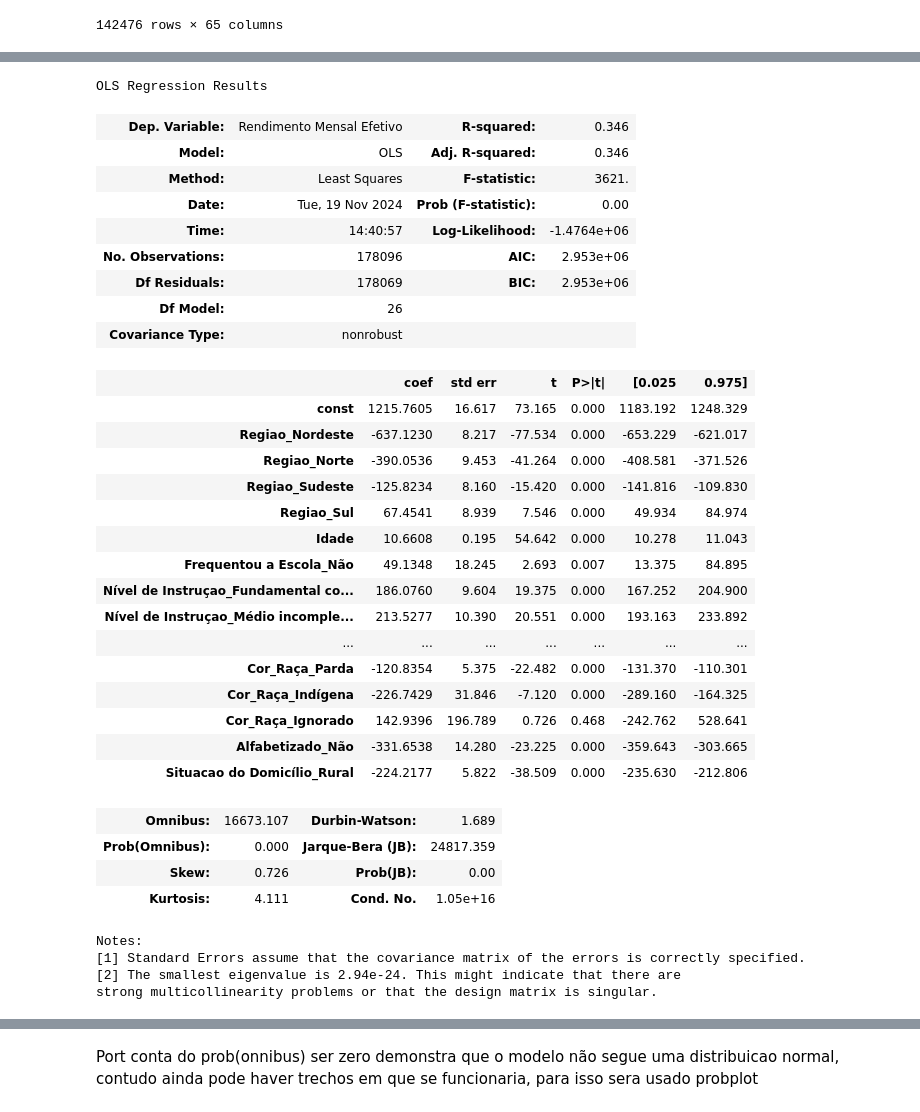
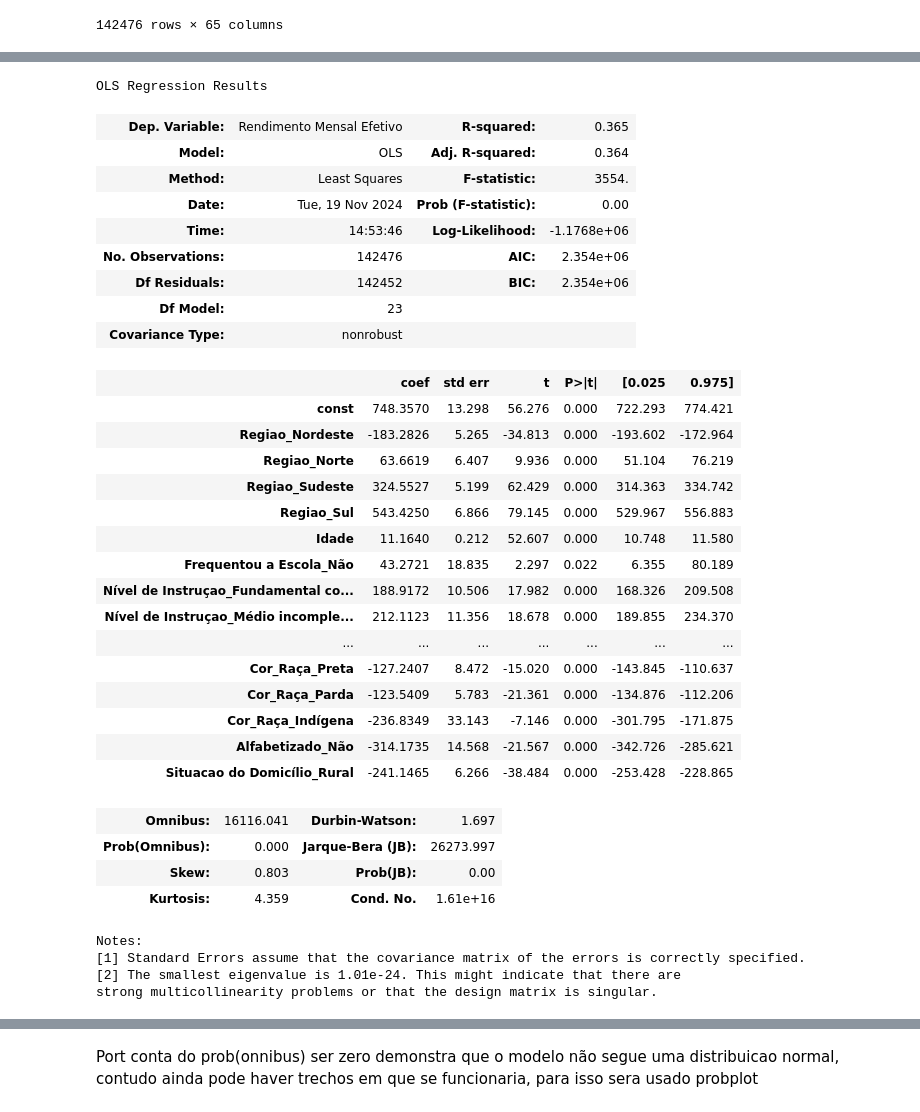
Before and after one commit to Dnimf/cdadosp3, a Jupyter notebook: Projeto_3 (2).ipynb, the cells around one changed output, grey strips where cells are left out. Drawn from its saved outputs; the diff is of its cells as text; code cells hidden in the pictures.

```diff
--- a/Projeto_3 (2).ipynb
+++ b/Projeto_3 (2).ipynb
@@ -601,55 +754,55 @@ strong multicollinearity problems or that the design matrix is singular.
 # %%
-X = dados_colunas4[['Regiao_Nordeste','Regiao_Norte','Regiao_Sudeste','Regiao_Sul','Idade',
-        'Frequentou a Escola_Não',
+# Removido = Nível de Instruçao_Fundamental incompleto ou equivalente
+
+X = dados_colunas_treino[['Regiao_Nordeste','Regiao_Norte','Regiao_Sudeste','Regiao_Sul','Idade','Frequentou a Escola_Não',
        'Nível de Instruçao_Fundamental completo ou equivalente',
        'Nível de Instruçao_Médio incompleto ou equivalente',
        'Nível de Instruçao_Médio completo ou equivalente',
        'Nível de Instruçao_Superior incompleto ou equivalente',
        'Nível de Instruçao_Superior completo',
         'Tipo de Ocupacao_Militar ou segurança pública',
        'Tipo de Ocupacao_Empregado setor privado',
        'Tipo de Ocupacao_Empregado setor público',
        'Tipo de Ocupacao_Conta própria', 'Tipo de Ocupacao_Empregador',
-       'Tipo de Ocupacao_Trabalhador familiar não remunerado',
        'Faixa de horas trabalhadas_15 a 39 horas',
        'Faixa de horas trabalhadas_40 a 44 horas',
-        'Sexo_Mulher', 'Cor_Raça_Preta', 'Cor_Raça_Amarela', 'Cor_Raça_Parda',
-       'Cor_Raça_Indígena', 'Cor_Raça_Ignorado', 'Alfabetizado_Não','Situacao do Domicílio_Rural']]
-Y = dados_colunas4['Rendimento Mensal Efetivo']
+        'Sexo_Mulher', 'Cor_Raça_Preta', 'Cor_Raça_Parda',
+       'Cor_Raça_Indígena', 'Alfabetizado_Não','Situacao do Domicílio_Rural']]
+Y = dados_colunas_treino['Rendimento Mensal Efetivo']
 results = regress(Y, X)
 results.summary()
 # %% [output]
 OLS Regression Results
-| Dep. Variable: | Rendimento Mensal Efetivo | R-squared: | 0.346 |
-| Model: | OLS | Adj. R-squared: | 0.346 |
-| Method: | Least Squares | F-statistic: | 3621. |
+| Dep. Variable: | Rendimento Mensal Efetivo | R-squared: | 0.365 |
+| Model: | OLS | Adj. R-squared: | 0.364 |
+| Method: | Least Squares | F-statistic: | 3554. |
 | Date: | Tue, 19 Nov 2024 | Prob (F-statistic): | 0.00 |
-| Time: | 14:40:57 | Log-Likelihood: | -1.4764e+06 |
-| No. Observations: | 178096 | AIC: | 2.953e+06 |
-| Df Residuals: | 178069 | BIC: | 2.953e+06 |
-| Df Model: | 26 |  |  |
+| Time: | 14:53:46 | Log-Likelihood: | -1.1768e+06 |
+| No. Observations: | 142476 | AIC: | 2.354e+06 |
+| Df Residuals: | 142452 | BIC: | 2.354e+06 |
+| Df Model: | 23 |  |  |
 | Covariance Type: | nonrobust |  |  |
 |  | coef | std err | t | P>|t| | [0.025 | 0.975] |
-| const | 1215.7605 | 16.617 | 73.165 | 0.000 | 1183.192 | 1248.329 |
-| Regiao_Nordeste | -637.1230 | 8.217 | -77.534 | 0.000 | -653.229 | -621.017 |
-| Regiao_Norte | -390.0536 | 9.453 | -41.264 | 0.000 | -408.581 | -371.526 |
-| Regiao_Sudeste | -125.8234 | 8.160 | -15.420 | 0.000 | -141.816 | -109.830 |
-| Regiao_Sul | 67.4541 | 8.939 | 7.546 | 0.000 | 49.934 | 84.974 |
-| Idade | 10.6608 | 0.195 | 54.642 | 0.000 | 10.278 | 11.043 |
-| Frequentou a Escola_Não | 49.1348 | 18.245 | 2.693 | 0.007 | 13.375 | 84.895 |
-| Nível de Instruçao_Fundamental co... | 186.0760 | 9.604 | 19.375 | 0.000 | 167.252 | 204.900 |
-| Nível de Instruçao_Médio incomple... | 213.5277 | 10.390 | 20.551 | 0.000 | 193.163 | 233.892 |
+| const | 748.3570 | 13.298 | 56.276 | 0.000 | 722.293 | 774.421 |
+| Regiao_Nordeste | -183.2826 | 5.265 | -34.813 | 0.000 | -193.602 | -172.964 |
+| Regiao_Norte | 63.6619 | 6.407 | 9.936 | 0.000 | 51.104 | 76.219 |
+| Regiao_Sudeste | 324.5527 | 5.199 | 62.429 | 0.000 | 314.363 | 334.742 |
+| Regiao_Sul | 543.4250 | 6.866 | 79.145 | 0.000 | 529.967 | 556.883 |
+| Idade | 11.1640 | 0.212 | 52.607 | 0.000 | 10.748 | 11.580 |
+| Frequentou a Escola_Não | 43.2721 | 18.835 | 2.297 | 0.022 | 6.355 | 80.189 |
+| Nível de Instruçao_Fundamental co... | 188.9172 | 10.506 | 17.982 | 0.000 | 168.326 | 209.508 |
+| Nível de Instruçao_Médio incomple... | 212.1123 | 11.356 | 18.678 | 0.000 | 189.855 | 234.370 |
 | ... | ... | ... | ... | ... | ... | ... |
-| Cor_Raça_Parda | -120.8354 | 5.375 | -22.482 | 0.000 | -131.370 | -110.301 |
-| Cor_Raça_Indígena | -226.7429 | 31.846 | -7.120 | 0.000 | -289.160 | -164.325 |
-| Cor_Raça_Ignorado | 142.9396 | 196.789 | 0.726 | 0.468 | -242.762 | 528.641 |
-| Alfabetizado_Não | -331.6538 | 14.280 | -23.225 | 0.000 | -359.643 | -303.665 |
-| Situacao do Domicílio_Rural | -224.2177 | 5.822 | -38.509 | 0.000 | -235.630 | -212.806 |
+| Cor_Raça_Preta | -127.2407 | 8.472 | -15.020 | 0.000 | -143.845 | -110.637 |
+| Cor_Raça_Parda | -123.5409 | 5.783 | -21.361 | 0.000 | -134.876 | -112.206 |
+| Cor_Raça_Indígena | -236.8349 | 33.143 | -7.146 | 0.000 | -301.795 | -171.875 |
+| Alfabetizado_Não | -314.1735 | 14.568 | -21.567 | 0.000 | -342.726 | -285.621 |
+| Situacao do Domicílio_Rural | -241.1465 | 6.266 | -38.484 | 0.000 | -253.428 | -228.865 |
-| Omnibus: | 16673.107 | Durbin-Watson: | 1.689 |
-| Prob(Omnibus): | 0.000 | Jarque-Bera (JB): | 24817.359 |
-| Skew: | 0.726 | Prob(JB): | 0.00 |
-| Kurtosis: | 4.111 | Cond. No. | 1.05e+16 |
+| Omnibus: | 16116.041 | Durbin-Watson: | 1.697 |
+| Prob(Omnibus): | 0.000 | Jarque-Bera (JB): | 26273.997 |
+| Skew: | 0.803 | Prob(JB): | 0.00 |
+| Kurtosis: | 4.359 | Cond. No. | 1.61e+16 |
 Notes:
 [1] Standard Errors assume that the covariance matrix of the errors is correctly specified.
-[2] The smallest eigenvalue is 2.94e-24. This might indicate that there are
+[2] The smallest eigenvalue is 1.01e-24. This might indicate that there are
 strong multicollinearity problems or that the design matrix is singular.
```
Also changed, not shown: parts of 18 cells of this notebook.
